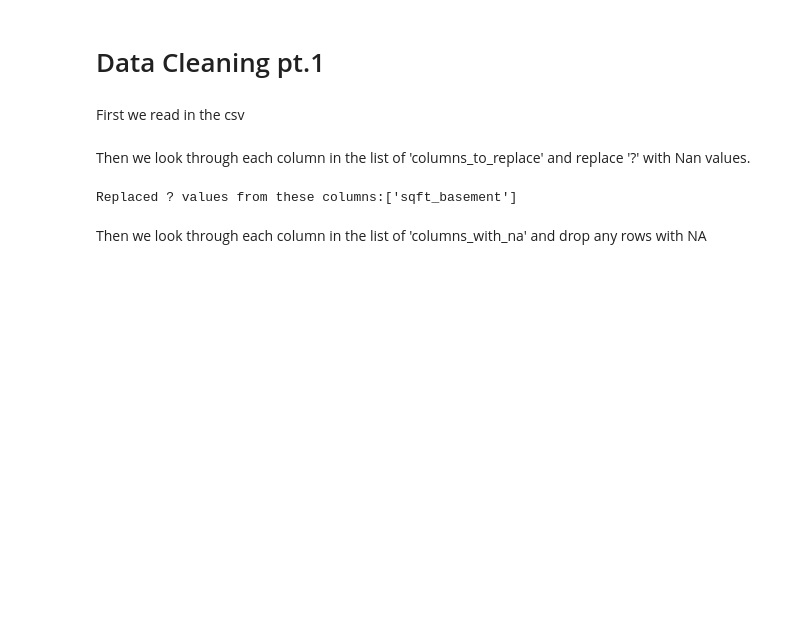
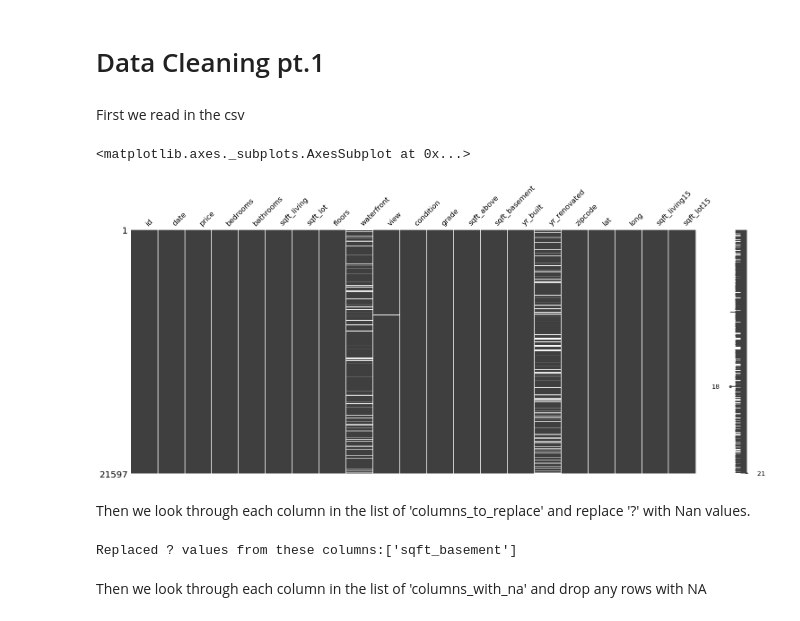
Before and after one commit to jonnelbenjamin/coachmod4project, a Jupyter notebook: data_cleaning.ipynb, the cells around one changed output. Drawn from its saved outputs; the diff is of its cells as text; code cells hidden in the pictures; blank space fills up the shorter version.

```diff
--- a/data_cleaning.ipynb
+++ b/data_cleaning.ipynb
@@ -12,6 +12,10 @@ First we read in the csv
 # %%
 kc_csv = pd.read_csv('./data/kc_house_data.csv')
 kcdf = pd.DataFrame(kc_csv)
+msno.matrix(kcdf)
+# %% [output]
+<matplotlib.axes._subplots.AxesSubplot at 0x...>
+[figure, added]
 # %% [markdown]
 Then we look through each column in the list of 'columns_to_replace' and replace '?' with Nan values.
 # %%
```
Also changed, not shown: 1 other file.
